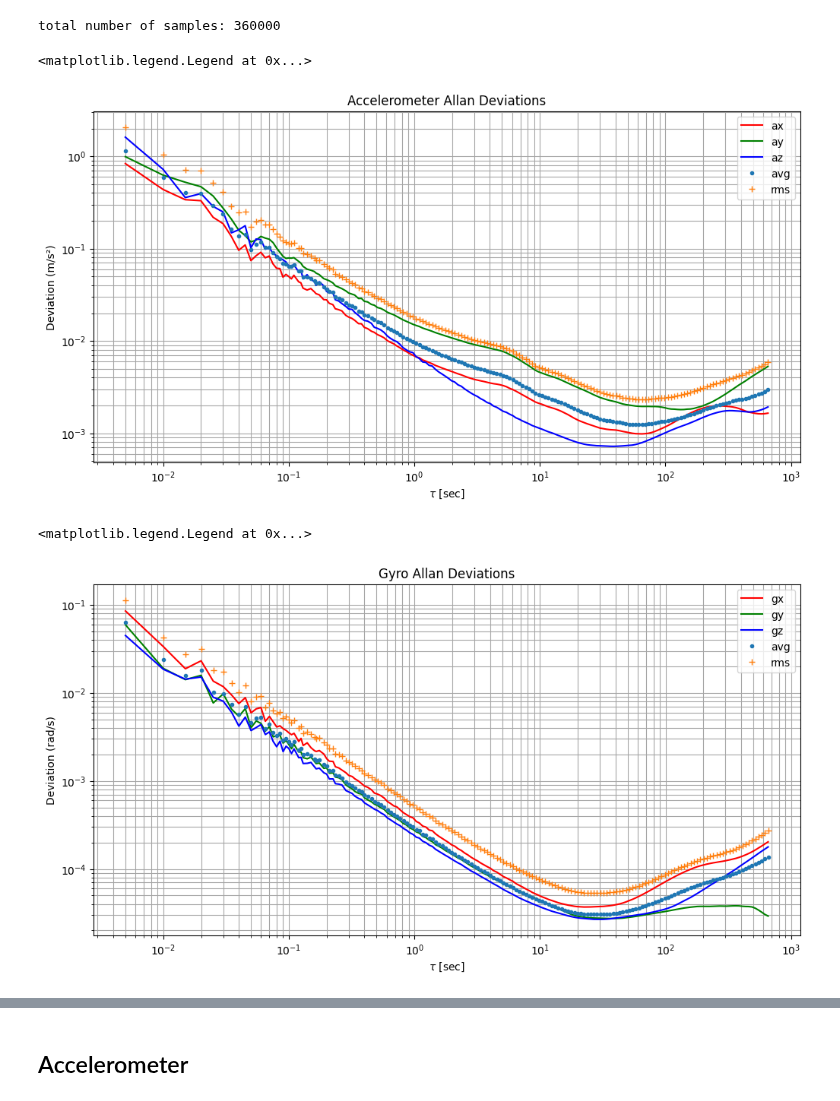
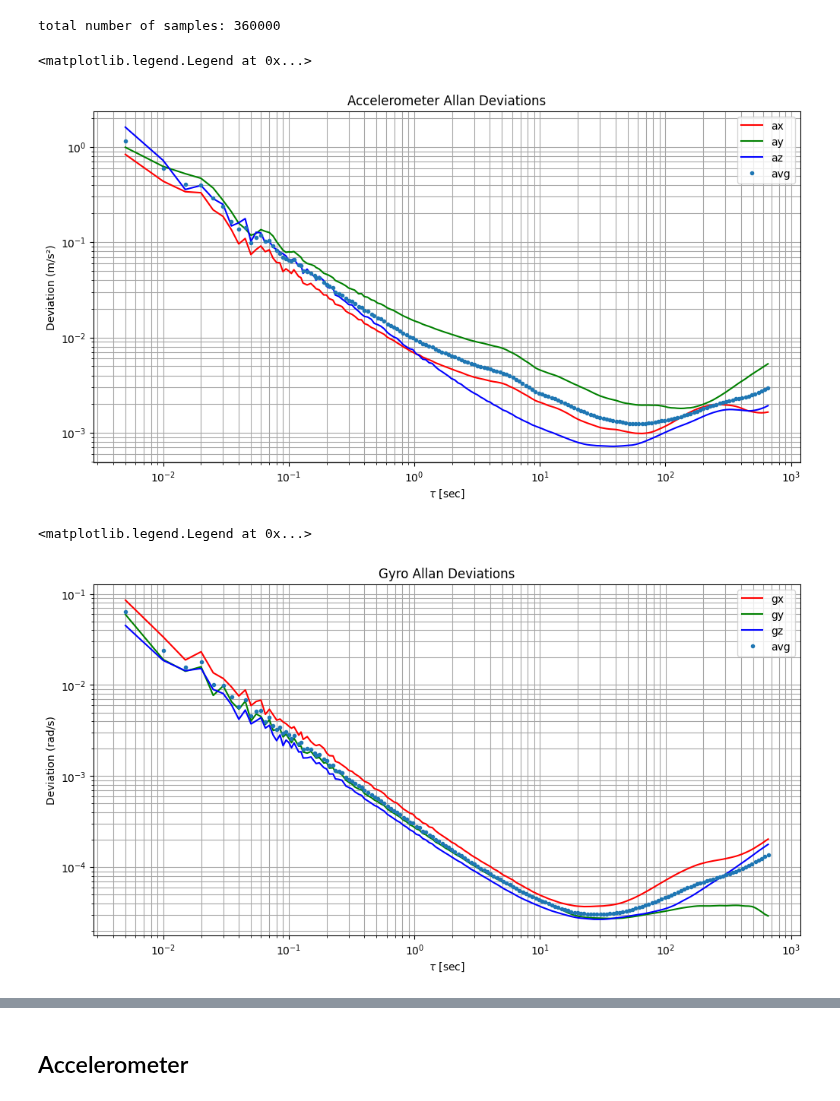
Before and after one commit to diplodocuslongus/depthai2know, a Jupyter notebook: IMU/noise_from_allan.ipynb, the cells around one changed output, grey strips where cells are left out. Drawn from its saved outputs; the diff is of its cells as text; code cells hidden in the pictures.

```diff
--- a/IMU/noise_from_allan.ipynb
+++ b/IMU/noise_from_allan.ipynb
@@ -225,11 +270,11 @@ accel_adevs_avg = np.mean(accel_adevs,axis=0)
 accel_adevs_rms = np.sqrt(accel_adx*accel_adx+accel_ady*accel_ady+accel_adz*accel_adz)
 afig,aaxis=plot_allan_accel(accel_taus, accel_adevs)
 aaxis.plot(accel_taus[0],accel_adevs_avg,'.',label = 'avg')
-aaxis.plot(accel_taus[0],accel_adevs_rms,'+',label = 'rms')
+# aaxis.plot(accel_taus[0],accel_adevs_rms,'+',label = 'rms')
 aaxis.legend()
 # %% [output]
 <matplotlib.legend.Legend at 0x...>
-[figure, old version]
+[figure, new version]
 # %%
 if SAVE_FIG:
     # plt.figsave(f'{MEAS_FILENAME}.{FIG_FMT}')
@@ -237,15 +282,15 @@ if SAVE_FIG:
 # %%
 gyro_taus = (gyro_taux,gyro_tauy,gyro_tauz)
 gyro_adevs = (gyro_adx,gyro_ady,gyro_adz)
 # get the average of adev
 gyro_adevs_avg = np.mean(gyro_adevs,axis=0)
 # print(gyro_adevs_avg)
 # compare with taking the RMS
 gyro_adevs_rms = np.sqrt(gyro_adx*gyro_adx+gyro_ady*gyro_ady+gyro_adz*gyro_adz)
 gfig,gaxis=plot_allan_gyro(gyro_taus, gyro_adevs)
 gaxis.plot(gyro_taus[0],gyro_adevs_avg,'.',label = 'avg')
-gaxis.plot(gyro_taus[0],gyro_adevs_rms,'+',label = 'rms')
+# gaxis.plot(gyro_taus[0],gyro_adevs_rms,'+',label = 'rms')
 gaxis.legend()
 # %% [output]
 <matplotlib.legend.Legend at 0x...>
-[figure, old version]
+[figure, new version]
```
Also changed, not shown: parts of 15 cells of this notebook, 2 other files.
